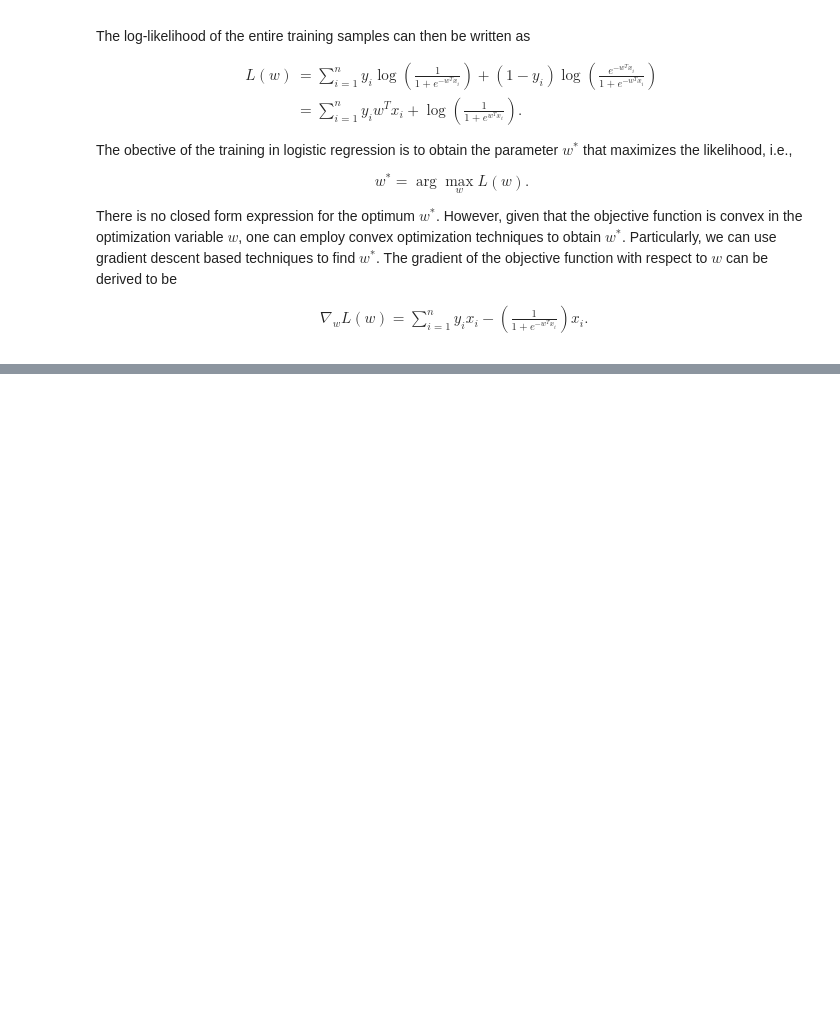
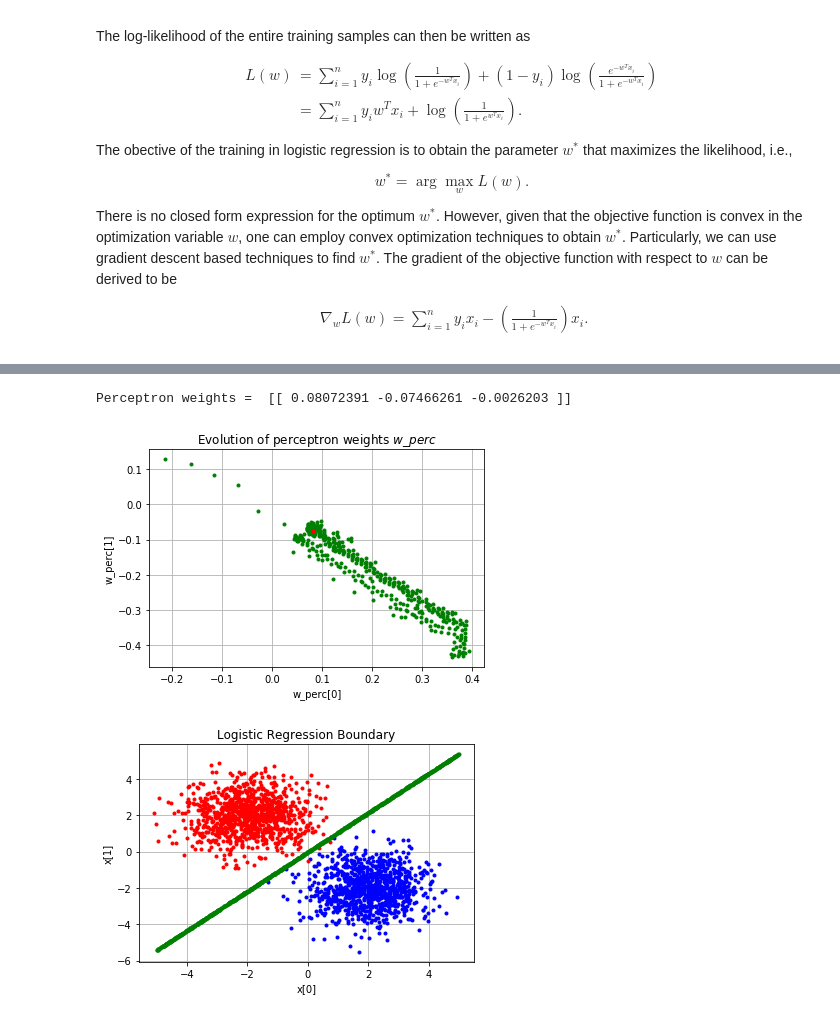
Before and after one commit to nidhin-koshy/Notebooks, a Jupyter notebook: Classification.ipynb, the cells around one changed output, grey strips where cells are left out. Drawn from its saved outputs; the diff is of its cells as text; code cells hidden in the pictures; blank space fills up the shorter version.

```diff
--- a/Classification.ipynb
+++ b/Classification.ipynb
@@ -148,0 +169,46 @@ Logistic Regression parameters from sklearn =  [[ 3.20034779 -1.76472237  1.7761
+# %%
+#Perceptron training
+#Shuffle training samples. In the logistic regression example, the samples where not randomized
+perm = np.random.permutation(y_train.size)
+
+x_train_1 = x_train[perm,:]
+y_train_1 = y_train[perm,:]
+y_train_1 = 2*y_train_1-1 # relabel zeros by -1
+
+
+w_perc = np.random.randn(x_train[0,:].size,1)
+w_perc_evol = w_perc
+eta = 0.01
+
+num_outer_loop = 100
+for count_outer_loop in range(num_outer_loop):
+  for count_inner in range(y_train.size):
+    if (y_train_1[count_inner,0]*np.matmul(x_train_1[count_inner,:],w_perc)) < 0:
+      w_perc = w_perc + (2*eta*y_train_1[count_inner,0])*x_train_1[count_inner:count_inner+1,:].T
+      w_perc_evol = np.concatenate((w_perc_evol,w_perc),axis=1)
+
+print("Perceptron weights = ", w_perc.T)
+
+x2_plot = -(x1_plot*w_perc[0,0]+w_perc[2,0])/w_perc[1,0]
+plt.figure()
+plt.plot(w_perc_evol[0,:],w_perc_evol[1,:],'.g')
+plt.plot(w_perc_evol[0,-1:],w_perc_evol[1,-1:],'.r')
+plt.title("Evolution of perceptron weights " r"$w\_perc$")
+plt.xlabel("w_perc[0]")
+plt.ylabel("w_perc[1]")
+plt.grid()
+plt.show()
+
+plt.figure()
+plt.plot(x1[:,0],x1[:,1],'.b')
+plt.plot(x2[:,0],x2[:,1],'.r')
+plt.plot(x1_plot,x2_plot,'.g')
+plt.title("Logistic Regression Boundary")
+plt.xlabel("x[0]")
+plt.ylabel("x[1]")
+plt.grid()
+plt.show()
+# %% [output]
+Perceptron weights =  [[ 0.08072391 -0.07466261 -0.0026203 ]]
+[figure, added]
+[figure, added]
```
Also changed, not shown: parts of 5 cells of this notebook.
